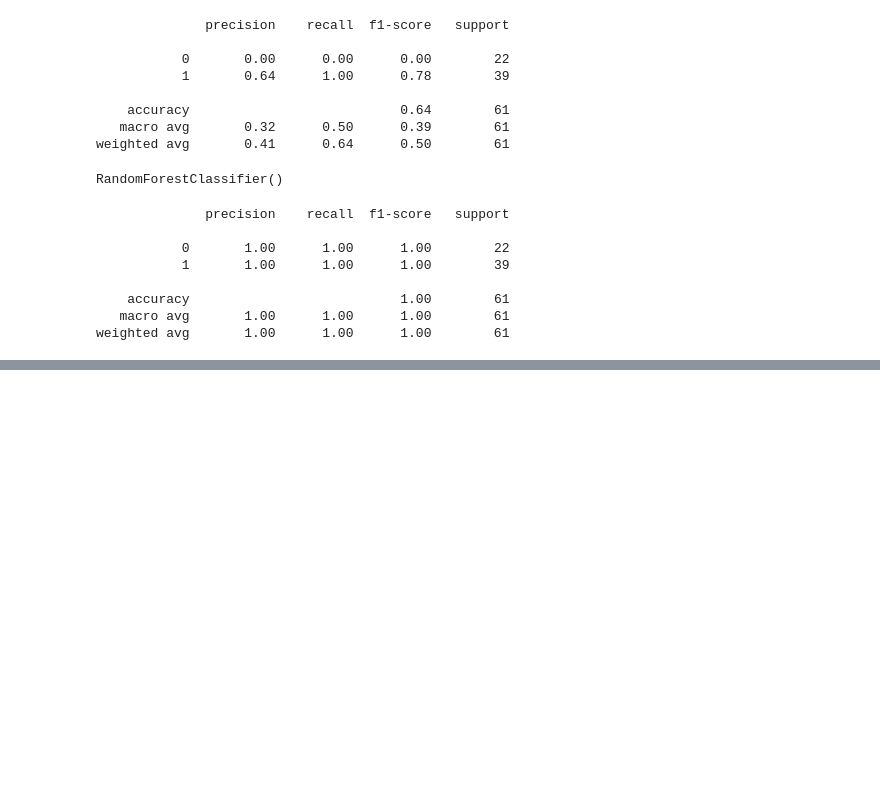
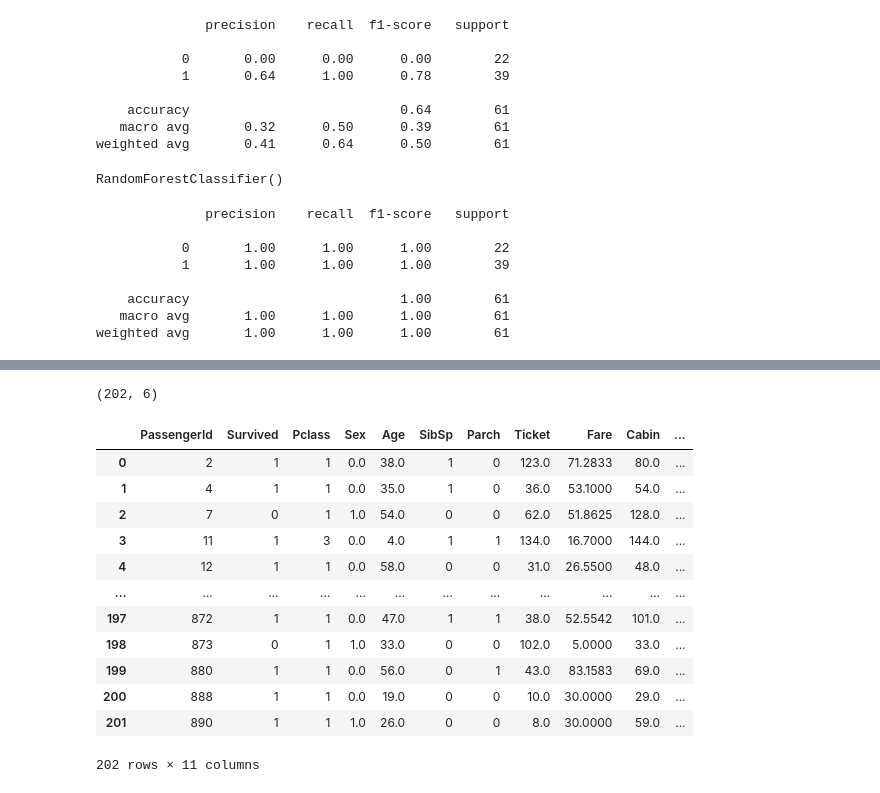
Before and after one commit to kshipra-jadav/Titanic-Survival-Detection, a Jupyter notebook: titanic_survival_detection.ipynb, the cells around one changed output, grey strips where cells are left out. Saved outputs shown, nothing was run; the diff lists cells and outputs as text; code cells hidden in the pictures; blank space fills up the shorter version.

```diff
--- a/titanic_survival_detection.ipynb
+++ b/titanic_survival_detection.ipynb
@@ -245,0 +259,20 @@ weighted avg       1.00      1.00      1.00        61
+# %%
+X.shape
+# %% [output]
+(202, 6)
+# %%
+train_df_clean
+# %% [output]
+|  | PassengerId | Survived | Pclass | Sex | Age | SibSp | Parch | Ticket | Fare | Cabin | ... |
+| 0 | 2 | 1 | 1 | 0.0 | 38.0 | 1 | 0 | 123.0 | 71.2833 | 80.0 | ... |
+| 1 | 4 | 1 | 1 | 0.0 | 35.0 | 1 | 0 | 36.0 | 53.1000 | 54.0 | ... |
+| 2 | 7 | 0 | 1 | 1.0 | 54.0 | 0 | 0 | 62.0 | 51.8625 | 128.0 | ... |
+| 3 | 11 | 1 | 3 | 0.0 | 4.0 | 1 | 1 | 134.0 | 16.7000 | 144.0 | ... |
+| 4 | 12 | 1 | 1 | 0.0 | 58.0 | 0 | 0 | 31.0 | 26.5500 | 48.0 | ... |
+| ... | ... | ... | ... | ... | ... | ... | ... | ... | ... | ... | ... |
+| 197 | 872 | 1 | 1 | 0.0 | 47.0 | 1 | 1 | 38.0 | 52.5542 | 101.0 | ... |
+| 198 | 873 | 0 | 1 | 1.0 | 33.0 | 0 | 0 | 102.0 | 5.0000 | 33.0 | ... |
+| 199 | 880 | 1 | 1 | 0.0 | 56.0 | 0 | 1 | 43.0 | 83.1583 | 69.0 | ... |
+| 200 | 888 | 1 | 1 | 0.0 | 19.0 | 0 | 0 | 10.0 | 30.0000 | 29.0 | ... |
+| 201 | 890 | 1 | 1 | 1.0 | 26.0 | 0 | 0 | 8.0 | 30.0000 | 59.0 | ... |
+202 rows × 11 columns
```
Also changed, not shown: parts of 32 cells of this notebook, 1 other file.
